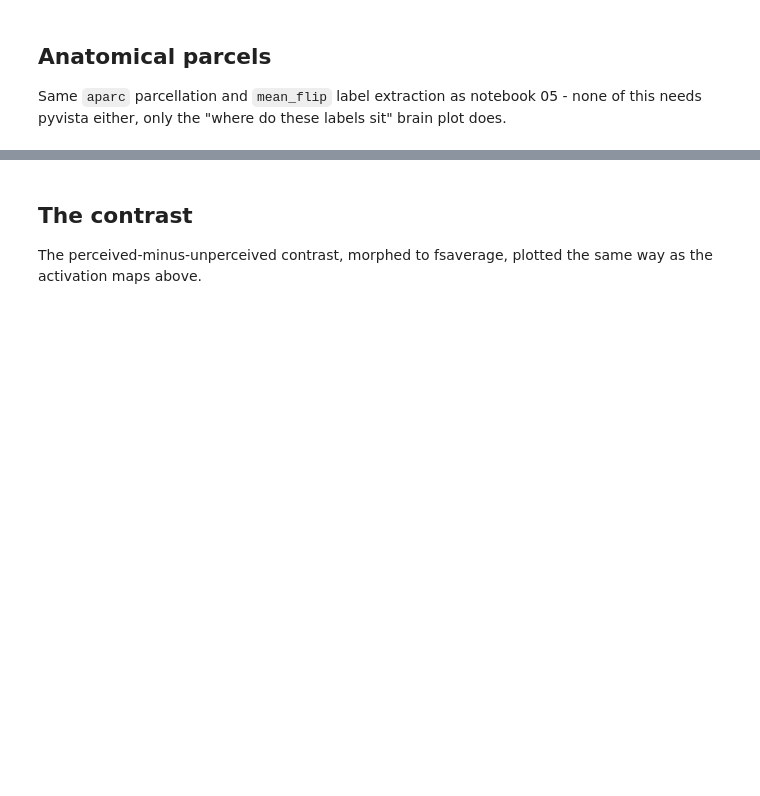
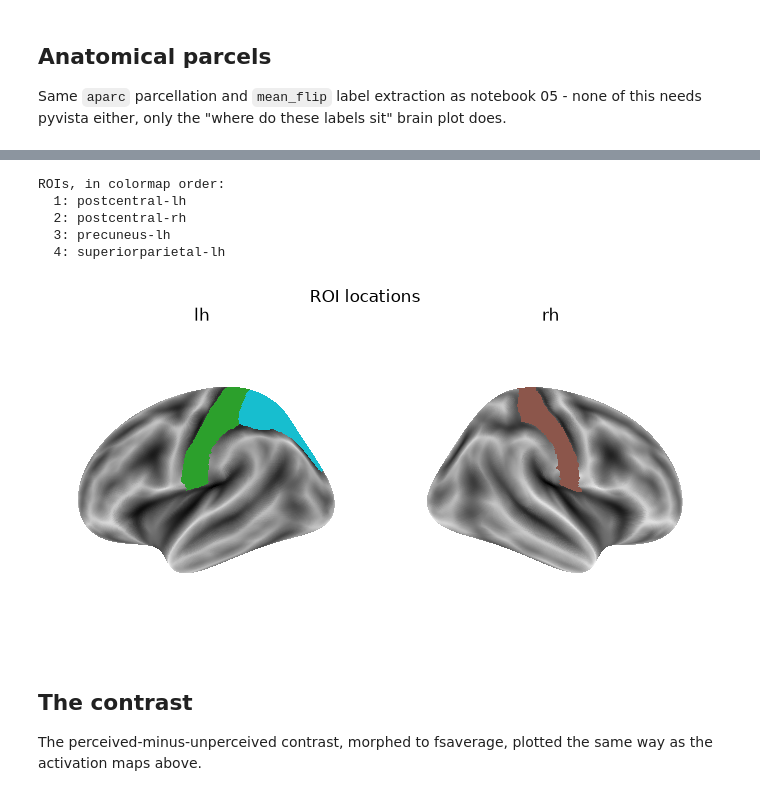
Before and after one commit to rosagross/cuttingeeg-2026-sourcerec-tutorial, a Jupyter notebook: notebooks/05b_visualisations_source_space_2d_fallback.ipynb, the cells around one changed output, grey strips where cells are left out. Saved outputs shown, nothing was run; the diff lists cells and outputs as text; code cells hidden in the pictures; blank space fills up the shorter version.

```diff
--- a/notebooks/05b_visualisations_source_space_2d_fallback.ipynb
+++ b/notebooks/05b_visualisations_source_space_2d_fallback.ipynb
@@ -171,27 +257,37 @@ plt.title("label time courses (mean_flip)")
 # %%
 # where these labels sit on the brain
 fig = plt.figure(figsize=(9, 4))
 for i, hemi in enumerate(("lh", "rh")):
     coords, faces, sulc = meshes[hemi]
-    roi_map = np.zeros(coords.shape[0], dtype=int)
+    # NaN, not 0: plot_surf_roi has no notion of a background value and would paint every
+    # unlabelled vertex with the first colour of the colormap. NaN it masks out.
+    roi_map = np.full(coords.shape[0], np.nan)
     for label_idx, label in enumerate(rois, start=1):
         if label.hemi == hemi:
             roi_map[label.vertices] = label_idx
 
     ax = fig.add_subplot(1, 2, i + 1, projection="3d")
     plot_surf_roi(
         [coords, faces], roi_map, bg_map=sulc,
         hemi="left" if hemi == "lh" else "right", view="lateral",
         engine="matplotlib", axes=ax, cmap="tab10", vmin=0, vmax=len(rois),
         colorbar=False,
     )
     ax.set_title(hemi)
 fig.suptitle("ROI locations")
-fig.tight_layout()
+fig.subplots_adjust(wspace=0.0)
 
-print("ROI colours (tab10 index):")
+# precuneus sits on the medial wall, so it does not show up in a lateral view
+print("ROIs, in colormap order:")
 for label_idx, label in enumerate(rois, start=1):
     print(f"  {label_idx}: {label.name}")
+# %% [output]
+ROIs, in colormap order:
+  1: postcentral-lh
+  2: postcentral-rh
+  3: precuneus-lh
+  4: superiorparietal-lh
+[figure, added]
 # %% [markdown]
 ## The contrast
 
```
Also changed, not shown: parts of 17 cells of this notebook, 1 other file.
